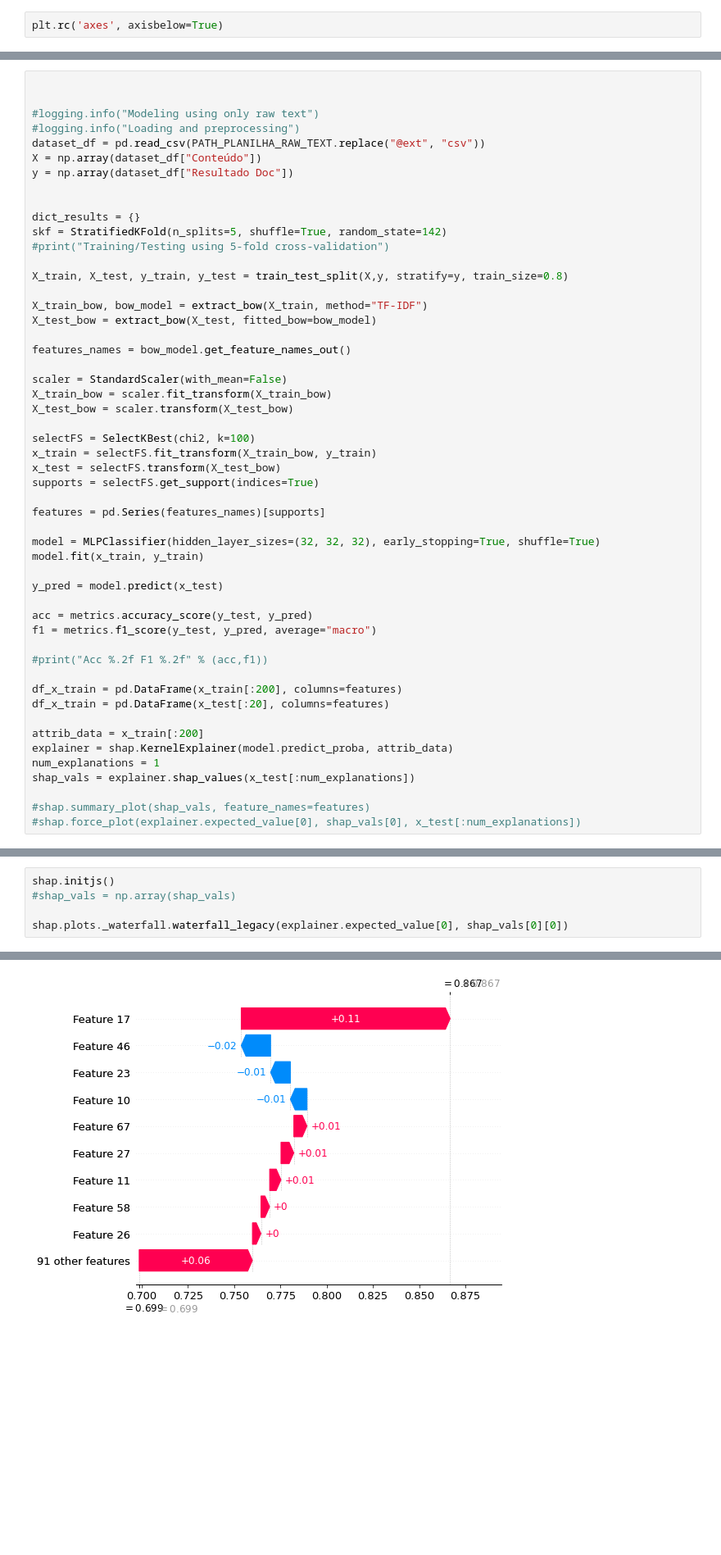
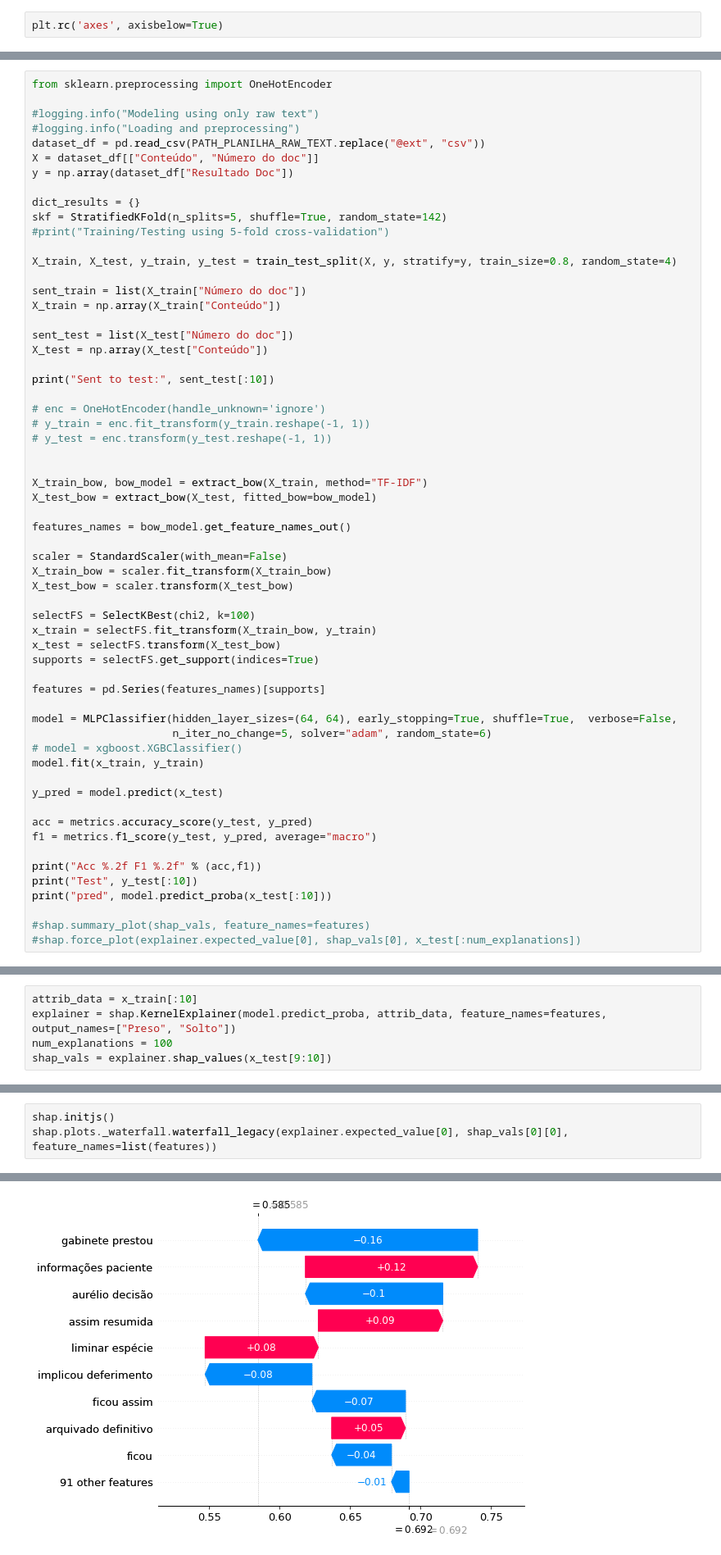
Before and after one commit to thiagordp/aml_final_project, a Jupyter notebook: shap_explain.ipynb, the cells around one changed output, grey strips where cells are left out. Shown: that part at 82% size. Saved outputs shown, nothing was run; the diff lists cells and outputs as text; blank space fills up the shorter version.

Commit message:
Adjustements in model selection

```diff
--- a/shap_explain.ipynb
+++ b/shap_explain.ipynb
@@ -47,18 +56,30 @@ plt.rc('axes', axisbelow=True)
 # %%
-
+from sklearn.preprocessing import OneHotEncoder
 
 #logging.info("Modeling using only raw text")
 #logging.info("Loading and preprocessing")
 dataset_df = pd.read_csv(PATH_PLANILHA_RAW_TEXT.replace("@ext", "csv"))
-X = np.array(dataset_df["Conteúdo"])
+X = dataset_df[["Conteúdo", "Número do doc"]]
 y = np.array(dataset_df["Resultado Doc"])
-
 
 dict_results = {}
 skf = StratifiedKFold(n_splits=5, shuffle=True, random_state=142)
 #print("Training/Testing using 5-fold cross-validation")
 
-X_train, X_test, y_train, y_test = train_test_split(X,y, stratify=y, train_size=0.8)
+X_train, X_test, y_train, y_test = train_test_split(X, y, stratify=y, train_size=0.8, random_state=4)
+
+sent_train = list(X_train["Número do doc"])
+X_train = np.array(X_train["Conteúdo"])
+
+sent_test = list(X_test["Número do doc"])
+X_test = np.array(X_test["Conteúdo"])
+
+print("Sent to test:", sent_test[:10])
+
+# enc = OneHotEncoder(handle_unknown='ignore')
+# y_train = enc.fit_transform(y_train.reshape(-1, 1))
+# y_test = enc.transform(y_test.reshape(-1, 1))
+
 
 X_train_bow, bow_model = extract_bow(X_train, method="TF-IDF")
 X_test_bow = extract_bow(X_test, fitted_bow=bow_model)
@@ -76,7 +97,9 @@ supports = selectFS.get_support(indices=True)
 
 features = pd.Series(features_names)[supports]
 
-model = MLPClassifier(hidden_layer_sizes=(32, 32, 32), early_stopping=True, shuffle=True)
+model = MLPClassifier(hidden_layer_sizes=(64, 64), early_stopping=True, shuffle=True,  verbose=False,
+                      n_iter_no_change=5, solver="adam", random_state=6)
+# model = xgboost.XGBClassifier()
 model.fit(x_train, y_train)
 
 y_pred = model.predict(x_test)
@@ -84,15 +107,9 @@ y_pred = model.predict(x_test)
 acc = metrics.accuracy_score(y_test, y_pred)
 f1 = metrics.f1_score(y_test, y_pred, average="macro")
 
-#print("Acc %.2f F1 %.2f" % (acc,f1))
-
-df_x_train = pd.DataFrame(x_train[:200], columns=features)
-df_x_train = pd.DataFrame(x_test[:20], columns=features)
-
-attrib_data = x_train[:200]
-explainer = shap.KernelExplainer(model.predict_proba, attrib_data)
-num_explanations = 1
-shap_vals = explainer.shap_values(x_test[:num_explanations])
+print("Acc %.2f F1 %.2f" % (acc,f1))
+print("Test", y_test[:10])
+print("pred", model.predict_proba(x_test[:10]))
 
 #shap.summary_plot(shap_vals, feature_names=features)
 #shap.force_plot(explainer.expected_value[0], shap_vals[0], x_test[:num_explanations])
@@ -101,2 +131,7 @@ WARNING:shap:Using 200 background data samples could cause slower run times. Con
+# %%
+attrib_data = x_train[:10]
+explainer = shap.KernelExplainer(model.predict_proba, attrib_data, feature_names=features, output_names=["Preso", "Solto"])
+num_explanations = 100
+shap_vals = explainer.shap_values(x_test[9:10])
 # %%
 shap.initjs()
@@ -106,9 +141,7 @@ shap.force_plot(explainer.expected_value[0], shap_vals[0], x_test[:num_explanati
 <shap.plots._force.AdditiveForceVisualizer at 0x...>
 # %%
 shap.initjs()
-#shap_vals = np.array(shap_vals)
-
-shap.plots._waterfall.waterfall_legacy(explainer.expected_value[0], shap_vals[0][0])
+shap.plots._waterfall.waterfall_legacy(explainer.expected_value[0], shap_vals[0][0], feature_names=list(features))
 # %% [output]
 [interactive output not drawn]
-[figure, old version]
+[figure, new version]
```
Also changed, not shown: parts of 5 cells of this notebook, 7 other files.
